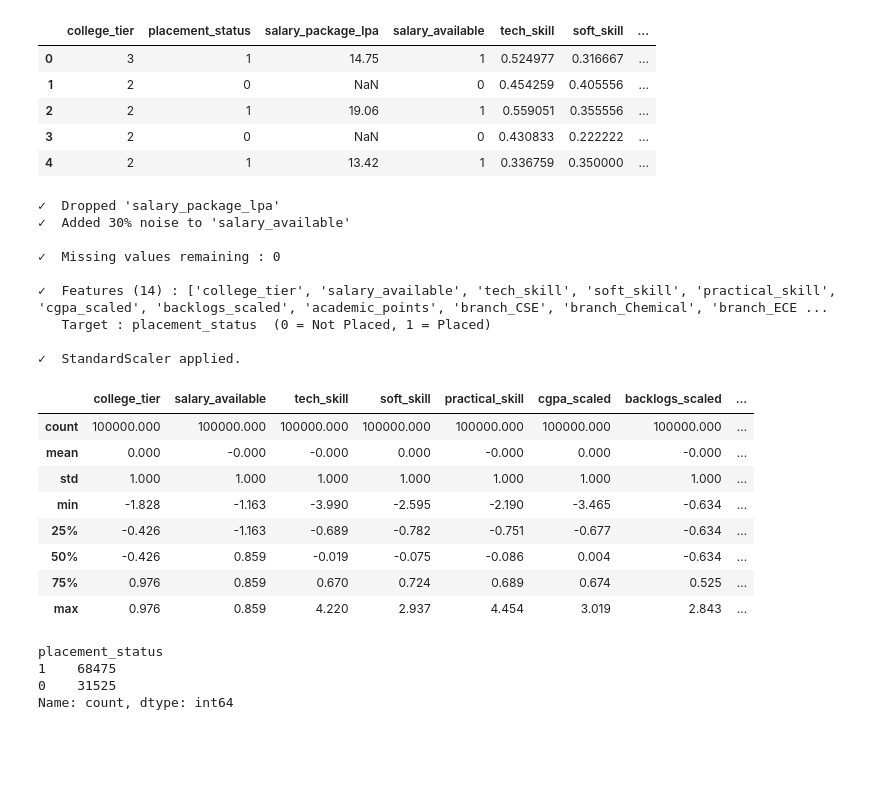
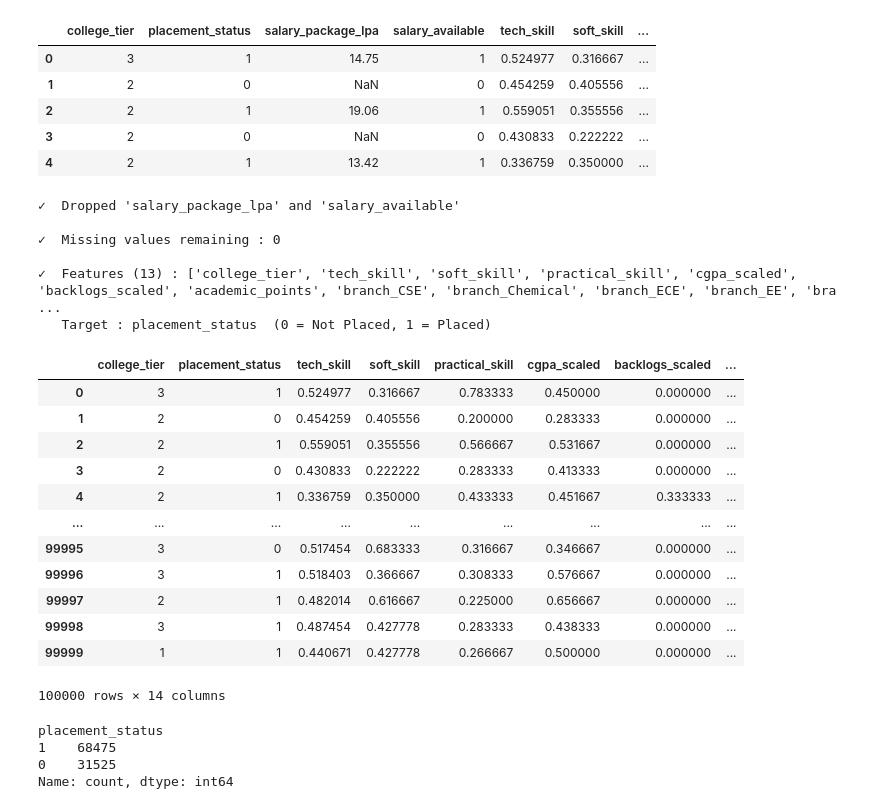
Before and after one commit to Superkai017/student_placement_prediction, a Jupyter notebook: Training/train.ipynb, the cells around one changed output. Cells and saved outputs as stored; diff of their text form; code cells hidden in the pictures; blank space fills up the shorter version.

```diff
--- a/Training/train.ipynb
+++ b/Training/train.ipynb
@@ -44,53 +44,44 @@ Columns: ['college_tier', 'placement_status', 'salary_package_lpa', 'salary_avai
 | 3 | 2 | 0 | NaN | 0 | 0.430833 | 0.222222 | ... |
 | 4 | 2 | 1 | 13.42 | 1 | 0.336759 | 0.350000 | ... |
 # %%
-
-# Drop salary_package_lpa — post placement leakage
-df.drop(columns=["salary_package_lpa"], errors="ignore", inplace=True)
-print("✓  Dropped 'salary_package_lpa'")
-
-# Add 30% noise to salary_available
-n_flip       = int(0.30 * len(df))
-flip_indices = np.random.choice(df.index, size=n_flip, replace=False)
-df.loc[flip_indices, "salary_available"] = 1 - df.loc[flip_indices, "salary_available"]
-print(f"✓  Added 30% noise to 'salary_available'")
+# Drop salary_package_lpa and salary_available — post-placement leakage
+df.drop(columns=["salary_package_lpa", "salary_available"], errors="ignore", inplace=True)
+print("✓  Dropped 'salary_package_lpa' and 'salary_available'")
 
 # Fix any remaining NaN
 for col in df.columns:
     if df[col].isnull().any():
         df[col].fillna(df[col].median(), inplace=True)
         print(f"   Fixed NaN in '{col}'")
 
 print(f"\n✓  Missing values remaining : {df.isnull().sum().sum()}")
 
 X = df.drop(columns=["placement_status"])
 y = df["placement_status"]
 print(f"\n✓  Features ({X.shape[1]}) : {X.columns.tolist()}")
 print(f"   Target : placement_status  (0 = Not Placed, 1 = Placed)")
 
-scaler   = StandardScaler()
-X_scaled = pd.DataFrame(scaler.fit_transform(X), columns=X.columns)
-print("\n✓  StandardScaler applied.")
-display(X_scaled.describe().round(3))
+df
 # %% [output]
-✓  Dropped 'salary_package_lpa'
-✓  Added 30% noise to 'salary_available'
+✓  Dropped 'salary_package_lpa' and 'salary_available'
 
 ✓  Missing values remaining : 0
 
-✓  Features (14) : ['college_tier', 'salary_available', 'tech_skill', 'soft_skill', 'practical_skill', 'cgpa_scaled', 'backlogs_scaled', 'academic_points', 'branch_CSE', 'branch_Chemical', 'branch_ECE ...
+✓  Features (13) : ['college_tier', 'tech_skill', 'soft_skill', 'practical_skill', 'cgpa_scaled', 'backlogs_scaled', 'academic_points', 'branch_CSE', 'branch_Chemical', 'branch_ECE', 'branch_EE', 'bra ...
    Target : placement_status  (0 = Not Placed, 1 = Placed)
-
-✓  StandardScaler applied.
-|  | college_tier | salary_available | tech_skill | soft_skill | practical_skill | cgpa_scaled | backlogs_scaled | ... |
-| count | 100000.000 | 100000.000 | 100000.000 | 100000.000 | 100000.000 | 100000.000 | 100000.000 | ... |
-| mean | 0.000 | -0.000 | -0.000 | 0.000 | -0.000 | 0.000 | -0.000 | ... |
-| std | 1.000 | 1.000 | 1.000 | 1.000 | 1.000 | 1.000 | 1.000 | ... |
-| min | -1.828 | -1.163 | -3.990 | -2.595 | -2.190 | -3.465 | -0.634 | ... |
-| 25% | -0.426 | -1.163 | -0.689 | -0.782 | -0.751 | -0.677 | -0.634 | ... |
-| 50% | -0.426 | 0.859 | -0.019 | -0.075 | -0.086 | 0.004 | -0.634 | ... |
-| 75% | 0.976 | 0.859 | 0.670 | 0.724 | 0.689 | 0.674 | 0.525 | ... |
-| max | 0.976 | 0.859 | 4.220 | 2.937 | 4.454 | 3.019 | 2.843 | ... |
+|  | college_tier | placement_status | tech_skill | soft_skill | practical_skill | cgpa_scaled | backlogs_scaled | ... |
+| 0 | 3 | 1 | 0.524977 | 0.316667 | 0.783333 | 0.450000 | 0.000000 | ... |
+| 1 | 2 | 0 | 0.454259 | 0.405556 | 0.200000 | 0.283333 | 0.000000 | ... |
+| 2 | 2 | 1 | 0.559051 | 0.355556 | 0.566667 | 0.531667 | 0.000000 | ... |
+| 3 | 2 | 0 | 0.430833 | 0.222222 | 0.283333 | 0.413333 | 0.000000 | ... |
+| 4 | 2 | 1 | 0.336759 | 0.350000 | 0.433333 | 0.451667 | 0.333333 | ... |
+| ... | ... | ... | ... | ... | ... | ... | ... | ... |
+| 99995 | 3 | 0 | 0.517454 | 0.683333 | 0.316667 | 0.346667 | 0.000000 | ... |
+| 99996 | 3 | 1 | 0.518403 | 0.366667 | 0.308333 | 0.576667 | 0.000000 | ... |
+| 99997 | 2 | 1 | 0.482014 | 0.616667 | 0.225000 | 0.656667 | 0.000000 | ... |
+| 99998 | 3 | 1 | 0.487454 | 0.427778 | 0.283333 | 0.438333 | 0.000000 | ... |
+| 99999 | 1 | 1 | 0.440671 | 0.427778 | 0.266667 | 0.500000 | 0.000000 | ... |
+100000 rows × 14 columns
 # %%
 df['placement_status'].value_counts()
 # %% [output]
```
Also changed, not shown: parts of 11 cells of this notebook.
